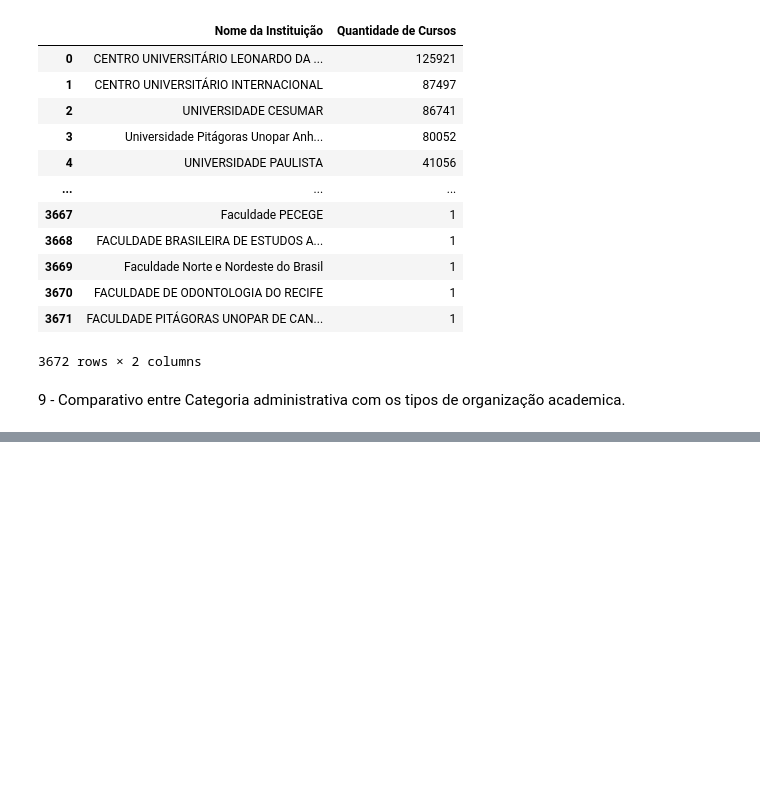
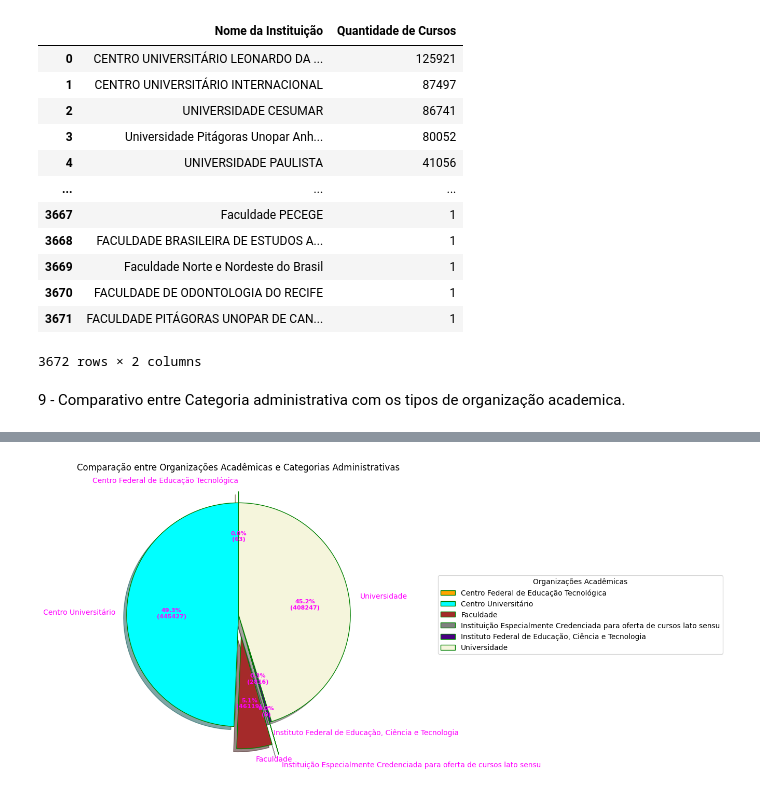
Before and after one commit to LucasPolicarpo-svg/Projeto_Final_Python, a Jupyter notebook: dados.ipynb, the cells around one changed output, grey strips where cells are left out. Drawn from its saved outputs; the diff is of its cells as text; code cells hidden in the pictures; blank space fills up the shorter version.

```diff
--- a/dados.ipynb
+++ b/dados.ipynb
@@ -185,9 +208,9 @@ Total de Instituições: 3672
 # %% [markdown]
 9 - Comparativo entre Categoria administrativa com os tipos de organização academica.
 # %%
-tabela_comparativa = pd.crosstab(tabela['ORGANIZACAO_ACADEMICA'], tabela['CATEGORIA_ADMINISTRATIVA'])
+tabela_comparativa_org = pd.crosstab(tabela['ORGANIZACAO_ACADEMICA'], tabela['CATEGORIA_ADMINISTRATIVA'])
 
-display(tabela_comparativa)
+display(tabela_comparativa_org)
 # %% [output]
 | CATEGORIA_ADMINISTRATIVA | Especial | Privada com fins lucrativos | Privada sem fins lucrativos | Pública Estadual | Pública Federal | ... |
 | ORGANIZACAO_ACADEMICA |  |  |  |  |  | ... |
@@ -199,0 +297,25 @@ display(tabela_comparativa)
+# %%
+import numpy as np
+import matplotlib.pyplot as plt
+
+total_instituicoes = tabela_comparativa_org.index
+data = tabela_comparativa_org.sum(axis=1)
+
+explode = (0.1, 0.0, 0.2, 0.3, 0.0, 0.0)
+colors = ("orange", "cyan", "brown", "grey", "indigo", "beige")
+wp = {'linewidth': 1, 'edgecolor': "green"}
+
+def func(pct, allvalues):
+    absolute = int(pct / 100. * np.sum(allvalues))
+    return "{:.1f}%\n({:d})".format(pct, absolute)
+
+fig, ax = plt.subplots(figsize=(10, 7))
+wedges, texts, autotexts = ax.pie(data, autopct=lambda pct: func(pct, data), explode=explode, labels=total_instituicoes, shadow=True, colors=colors, startangle=90, wedgeprops=wp, textprops=dict(color="magenta"))
+
+ax.legend(wedges, total_instituicoes, title="Organizações Acadêmicas", loc="center left", bbox_to_anchor=(1.2, 0, 0.5, 1))
+
+plt.setp(autotexts, size=8, weight="bold")
+ax.set_title("Comparação entre Organizações Acadêmicas e Categorias Administrativas")
+plt.show()
+# %% [output]
+[figure, added]
```
Also changed, not shown: parts of 10 cells of this notebook.
